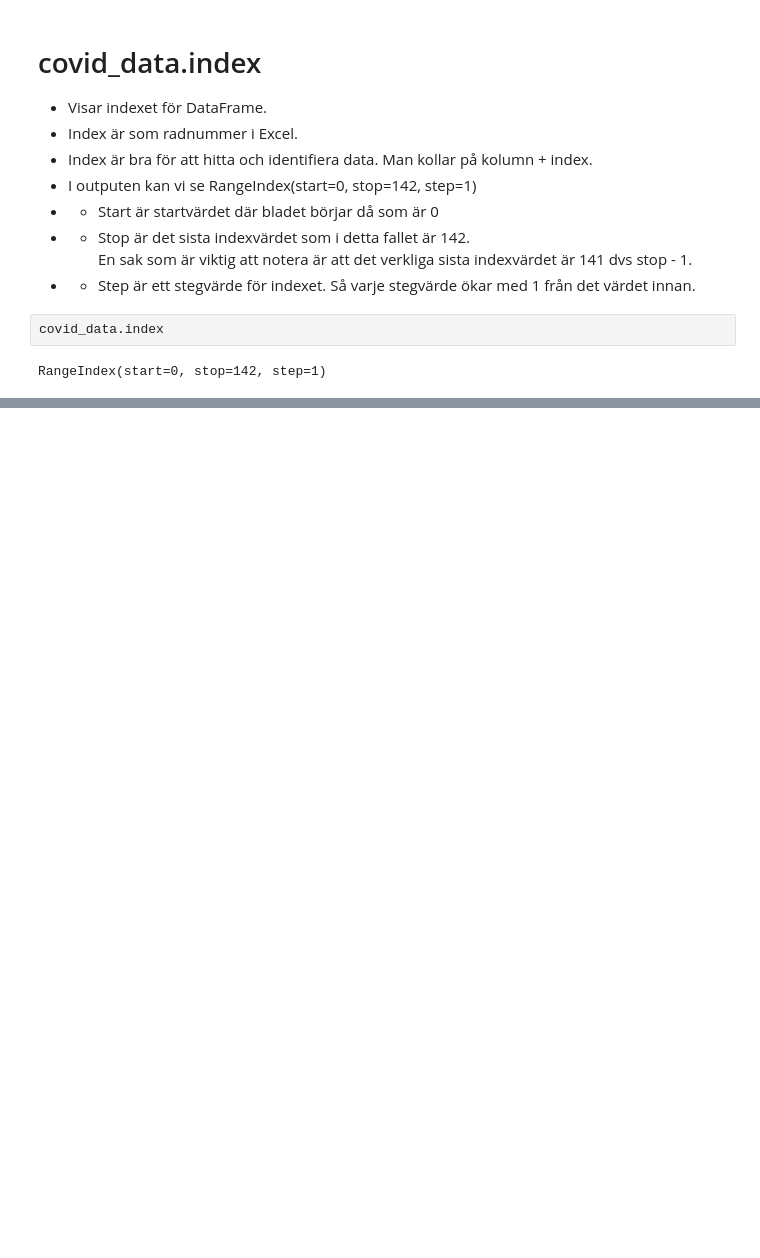
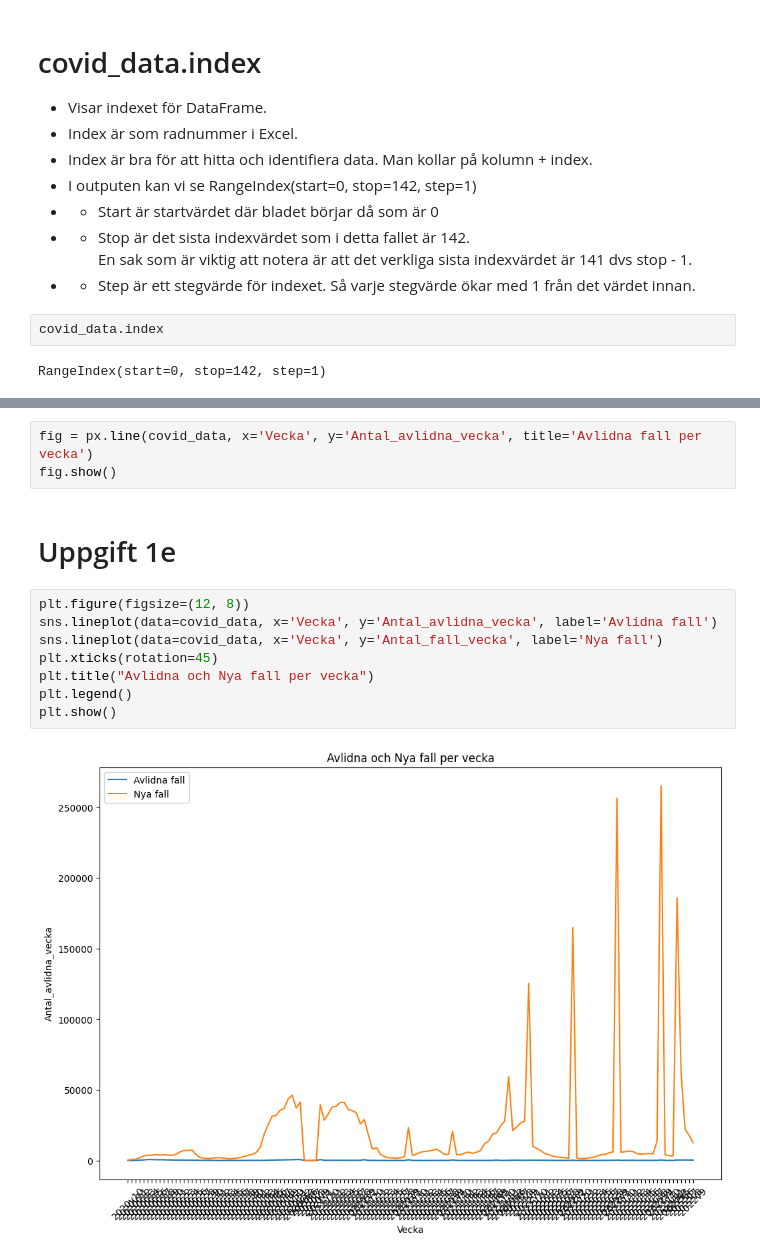
Before and after one commit to logisticuz/Databehandling-Viktor-Molina, a Jupyter notebook: Lab/lab_databehandling.ipynb, the cells around one changed output, grey strips where cells are left out. Saved outputs shown, nothing was run; the diff lists cells and outputs as text; blank space fills up the shorter version.

```diff
--- a/Lab/lab_databehandling.ipynb
+++ b/Lab/lab_databehandling.ipynb
@@ -177,0 +251,15 @@ max                   1982.900024
+# %%
+fig = px.line(covid_data, x='Vecka', y='Antal_avlidna_vecka', title='Avlidna fall per vecka')
+fig.show()
+# %% [markdown]
+# Uppgift 1e
+# %%
+plt.figure(figsize=(12, 8))
+sns.lineplot(data=covid_data, x='Vecka', y='Antal_avlidna_vecka', label='Avlidna fall')
+sns.lineplot(data=covid_data, x='Vecka', y='Antal_fall_vecka', label='Nya fall')
+plt.xticks(rotation=45)
+plt.title("Avlidna och Nya fall per vecka")
+plt.legend()
+plt.show()
+# %% [output]
+[figure, added]
```
Also changed, not shown: parts of 26 cells of this notebook, 4 other files.
